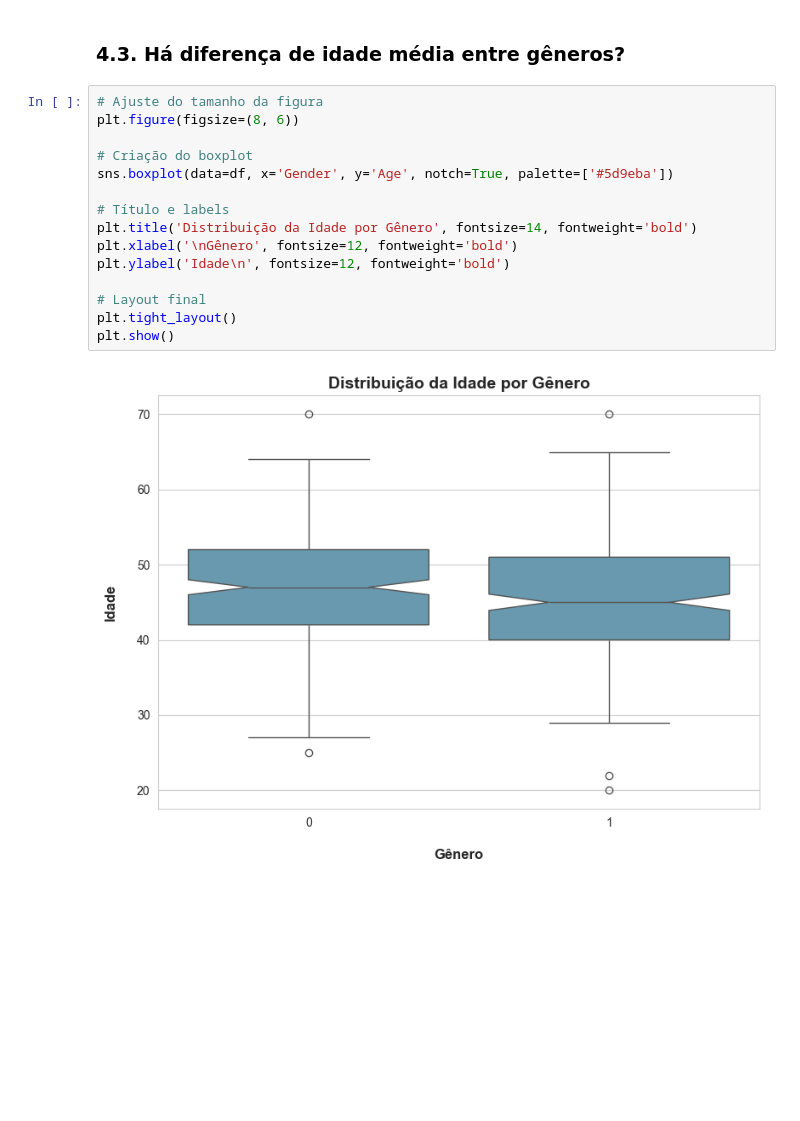
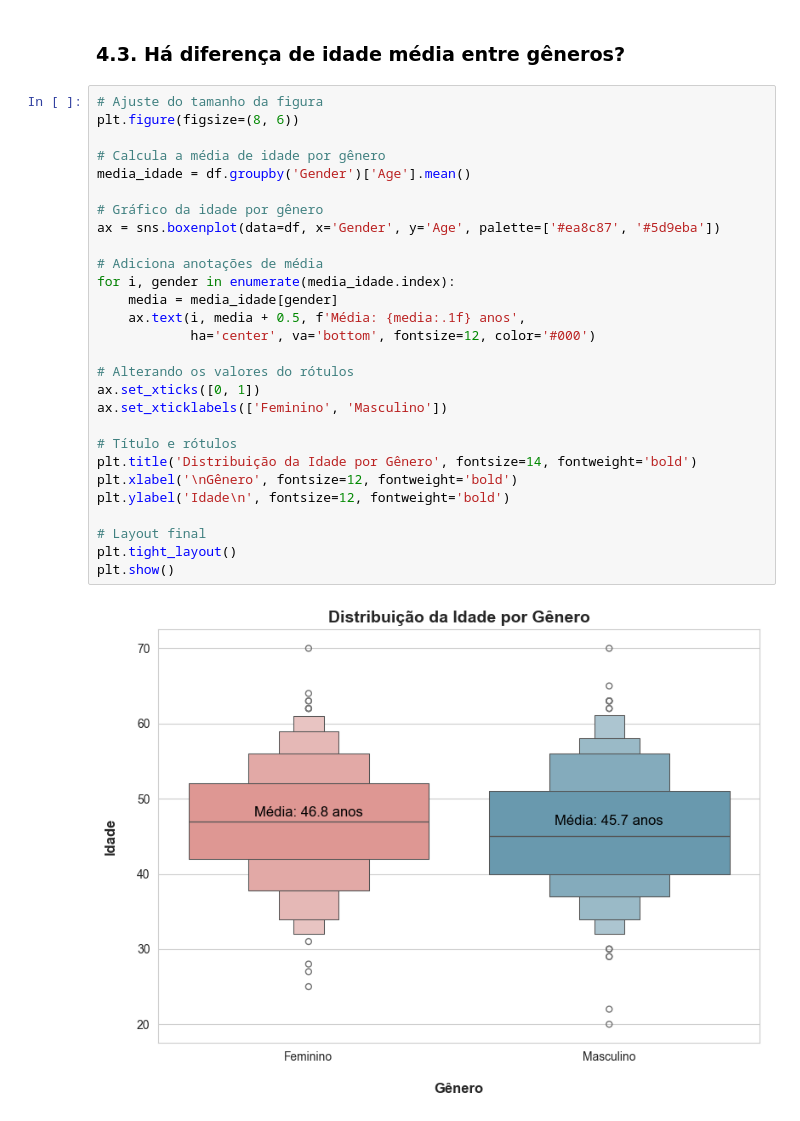
Before and after one commit to emso-exe/Compra_de_carro, a Jupyter notebook: 000_analise_exploratoria.ipynb, the cells around one changed output. Cells and saved outputs as stored; diff of their text form; blank space fills up the shorter version.

Commit message:
feat: ajustes nos gráficos 4.1, 4.2 e 4.3 e inclusão do gráfico 4.5.

```diff
--- a/000_analise_exploratoria.ipynb
+++ b/000_analise_exploratoria.ipynb
@@ -406,19 +403,32 @@ plt.show()
 # %% [markdown]
 ### 4.3. Há diferença de idade média entre gêneros?
-# %%
-# Ajuste do tamanho da figura
-plt.figure(figsize=(8, 6))
-
-# Criação do boxplot
-sns.boxplot(data=df, x='Gender', y='Age', notch=True, palette=['#5d9eba'])
-
-# Título e labels
-plt.title('Distribuição da Idade por Gênero', fontsize=14, fontweight='bold')
-plt.xlabel('\nGênero', fontsize=12, fontweight='bold')
-plt.ylabel('Idade\n', fontsize=12, fontweight='bold')
-
-# Layout final
-plt.tight_layout()
-plt.show()
-# %% [output]
-[figure, removed]
+# %%
+# Ajuste do tamanho da figura
+plt.figure(figsize=(8, 6))
+
+# Calcula a média de idade por gênero
+media_idade = df.groupby('Gender')['Age'].mean()
+
+# Gráfico da idade por gênero
+ax = sns.boxenplot(data=df, x='Gender', y='Age', palette=['#ea8c87', '#5d9eba'])
+
+# Adiciona anotações de média
+for i, gender in enumerate(media_idade.index):
+    media = media_idade[gender]
+    ax.text(i, media + 0.5, f'Média: {media:.1f} anos',
+            ha='center', va='bottom', fontsize=12, color='#000')
+
+# Alterando os valores do rótulos
+ax.set_xticks([0, 1])
+ax.set_xticklabels(['Feminino', 'Masculino'])
+
+# Título e rótulos
+plt.title('Distribuição da Idade por Gênero', fontsize=14, fontweight='bold')
+plt.xlabel('\nGênero', fontsize=12, fontweight='bold')
+plt.ylabel('Idade\n', fontsize=12, fontweight='bold')
+
+# Layout final
+plt.tight_layout()
+plt.show()
+# %% [output]
+[figure, added]
```
Also changed, not shown: parts of 8 cells of this notebook.
